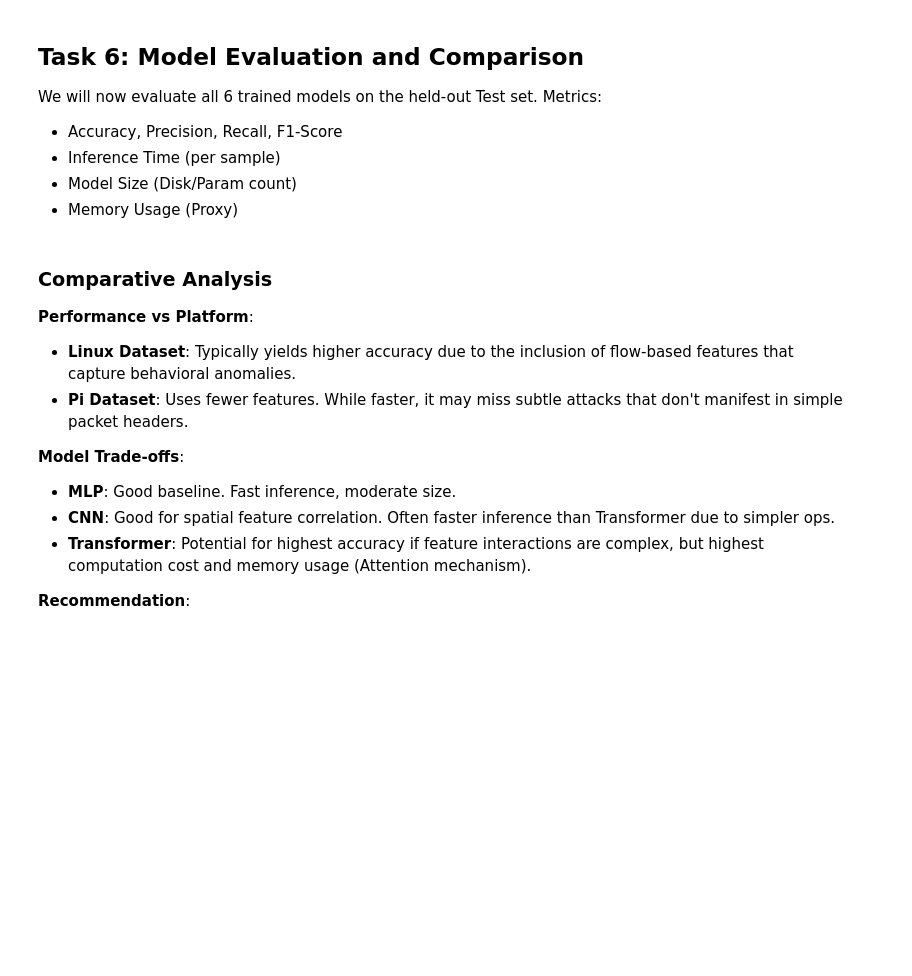
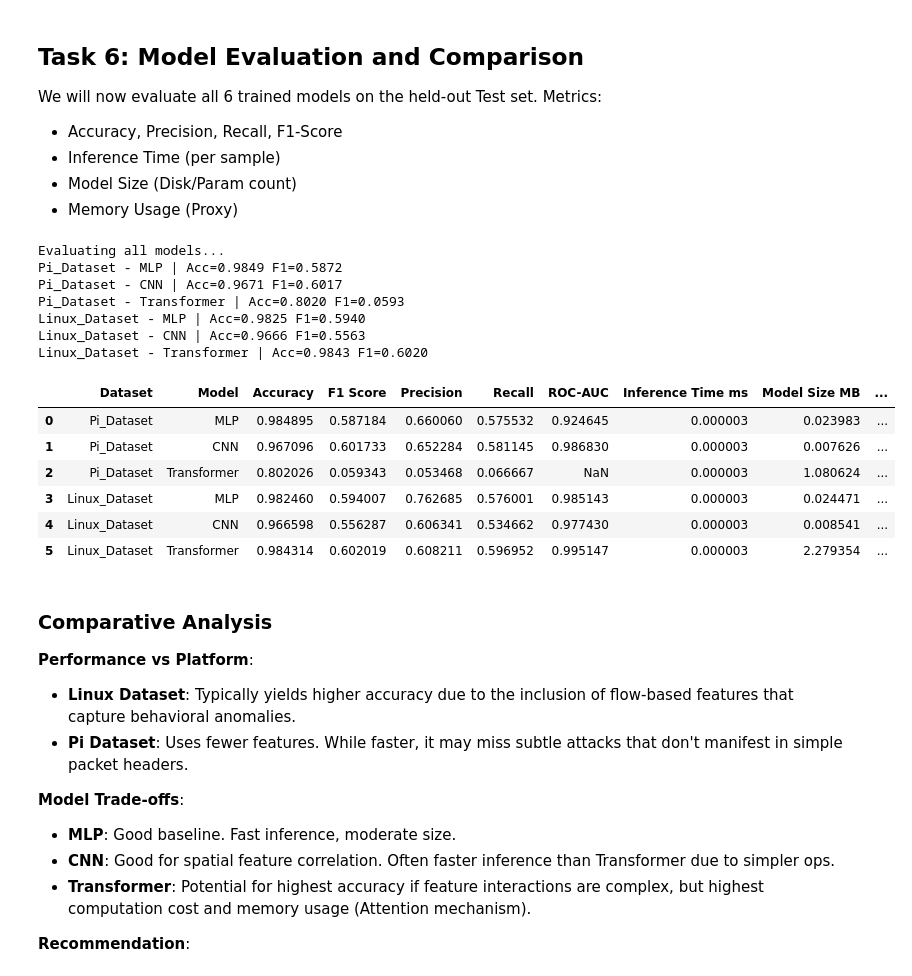
Before and after one commit to harkaso/ml-assignement, a Jupyter notebook: Intrusion_Detection.ipynb, the cells around one changed output. Drawn from its saved outputs; the diff is of its cells as text; code cells hidden in the pictures; blank space fills up the shorter version.

```diff
--- a/Intrusion_Detection.ipynb
+++ b/Intrusion_Detection.ipynb
@@ -697,27 +854,35 @@ psutil = safe_import_psutil()
 
 def evaluateall(device="cpu"):
     print("Evaluating all models...")
-    if 'bestmodels' not in locals() or not bestmodels: # type: ignore
-        print("No models trained to evaluate.")
-        return
 
-    for datasetname, models in bestmodels.items(): # type: ignore
+    if 'best_models' not in globals() or not best_models:
+         print("No models trained to evaluate.")
+         return
+
+    for datasetname, models in best_models.items():
         for modeltype, data in models.items():
 
-            # Rebuild Model (keep same logic)
-            inputdim = data["inputdim"]
-            outputdim = data["outputdim"]
+            # CORRECTION 2 : Utiliser les clés avec underscores (comme sauvegardé dans Task 5)
+            inputdim = data["input_dim"]
+            outputdim = data["output_dim"]
             params = data["params"]
             wts = data["wts"]
-            Xtest = data["testdata"][0]
-            ytest = data["testdata"][1]
+            Xtest = data["test_data"][0]
+            ytest = data["test_data"][1]
 
+            # CORRECTION 3 : Utiliser les noms de paramètres corrects (hidden_dim, d_model, num_layers)
             if modeltype == "MLP":
-                model = MLP(inputdim, params["hiddendim"], outputdim)
+                model = MLP(inputdim, params["hidden_dim"], outputdim)
             elif modeltype == "CNN":
                 model = CNN1D(inputdim, outputdim)
             elif modeltype == "Transformer":
-                model = SimpleTransformer(inputdim, dmodel=params["hiddendim"], nhead=4, numlayers=1, outputdim=outputdim) # type: ignore
+                model = SimpleTransformer(
+                    inputdim,
+                    d_model=params["hidden_dim"], # Correction d_model
+                    nhead=4,
+                    num_layers=1, # Correction num_layers
+                    output_dim=outputdim
+                )
             else:
                 print("Unknown model type:", modeltype)
                 continue
@@ -736,8 +901,7 @@ def evaluateall(device="cpu"):
                 proc = psutil.Process(os.getpid())
                 mem_before_mb = proc.memory_info().rss / (1024 ** 2)
 
-            # Inference time (average per sample)
-            # Warmup + timing
+            # Inference time
             with torch.no_grad():
                 _ = model(Xtensor[:min(1024, Xtensor.shape[0])])
 
@@ -762,36 +926,50 @@ def evaluateall(device="cpu"):
             rec = recall_score(ytrue, preds, average="macro", zero_division=0)
             cm = confusion_matrix(ytrue, preds)
 
-            # ROC-AUC (multi-class OVR when possible)
             rocauc = np.nan
             try:
                 from sklearn.metrics import roc_auc_score
                 rocauc = roc_auc_score(ytrue, probs, multi_class="ovr")
             except Exception:
                 rocauc = np.nan
 
             sizemb = get_model_size_mb(model)
 
             resultsdata.append({
                 "Dataset": datasetname,
                 "Model": modeltype,
                 "Accuracy": acc,
                 "F1 Score": f1,
                 "Precision": prec,
                 "Recall": rec,
                 "ROC-AUC": rocauc,
                 "Inference Time ms": avginferencetimems,
                 "Model Size MB": sizemb,
                 "Memory Before MB": mem_before_mb,
                 "Memory After MB": mem_after_mb,
                 "Confusion Matrix": cm
             })
 
-            print(f"{datasetname} - {modeltype} | Acc={acc:.4f} F1={f1:.4f} ROC-AUC={rocauc if rocauc==rocauc else 'NA'}")
+            print(f"{datasetname} - {modeltype} | Acc={acc:.4f} F1={f1:.4f}")
 
 evaluateall(device=("cuda" if torch.cuda.is_available() else "cpu"))
 dfresults = pd.DataFrame(resultsdata)
 display(dfresults)
+# %% [output]
+Evaluating all models...
+Pi_Dataset - MLP | Acc=0.9849 F1=0.5872
+Pi_Dataset - CNN | Acc=0.9671 F1=0.6017
+Pi_Dataset - Transformer | Acc=0.8020 F1=0.0593
+Linux_Dataset - MLP | Acc=0.9825 F1=0.5940
+Linux_Dataset - CNN | Acc=0.9666 F1=0.5563
+Linux_Dataset - Transformer | Acc=0.9843 F1=0.6020
+|  | Dataset | Model | Accuracy | F1 Score | Precision | Recall | ROC-AUC | Inference Time ms | Model Size MB | ... |
+| 0 | Pi_Dataset | MLP | 0.984895 | 0.587184 | 0.660060 | 0.575532 | 0.924645 | 0.000003 | 0.023983 | ... |
+| 1 | Pi_Dataset | CNN | 0.967096 | 0.601733 | 0.652284 | 0.581145 | 0.986830 | 0.000003 | 0.007626 | ... |
+| 2 | Pi_Dataset | Transformer | 0.802026 | 0.059343 | 0.053468 | 0.066667 | NaN | 0.000003 | 1.080624 | ... |
+| 3 | Linux_Dataset | MLP | 0.982460 | 0.594007 | 0.762685 | 0.576001 | 0.985143 | 0.000003 | 0.024471 | ... |
+| 4 | Linux_Dataset | CNN | 0.966598 | 0.556287 | 0.606341 | 0.534662 | 0.977430 | 0.000003 | 0.008541 | ... |
+| 5 | Linux_Dataset | Transformer | 0.984314 | 0.602019 | 0.608211 | 0.596952 | 0.995147 | 0.000003 | 2.279354 | ... |
 # %% [markdown]
 ### Comparative Analysis
 
```
Also changed, not shown: parts of 8 cells of this notebook, 1 other file.
